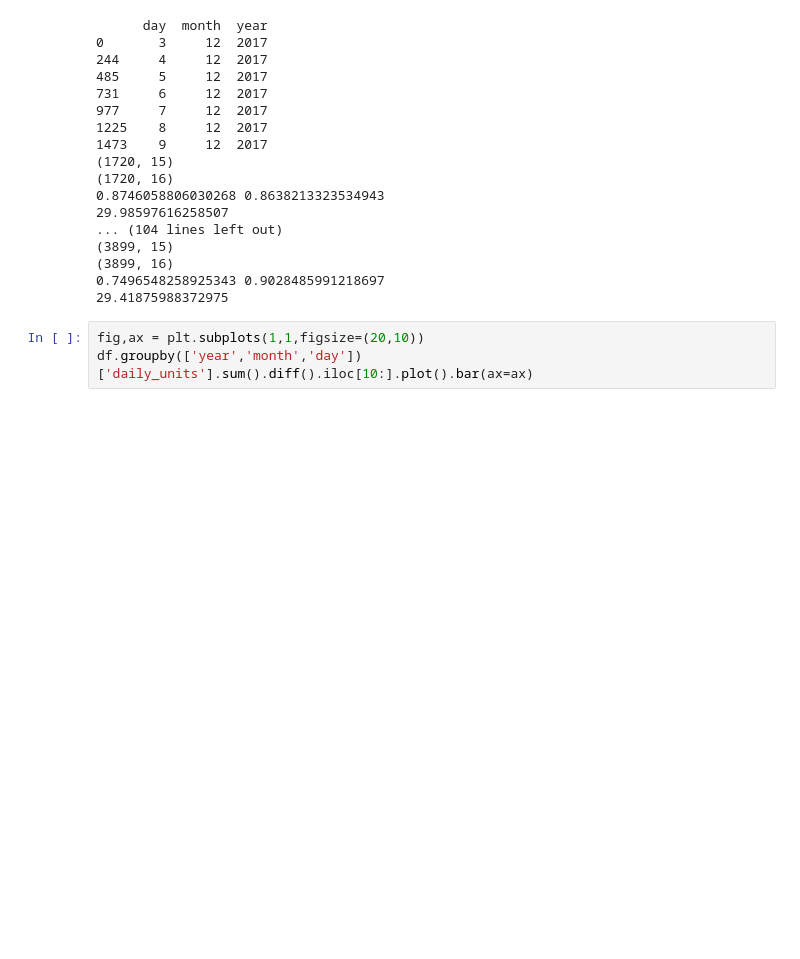
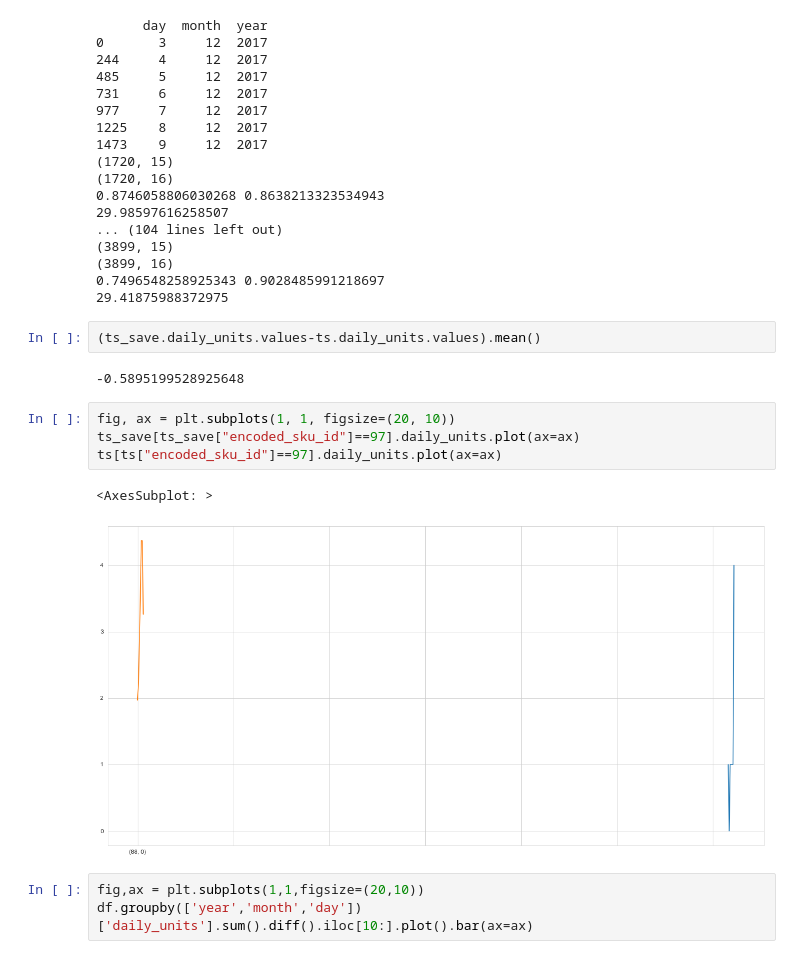
Before and after one commit to hvaddi16/Best-Buy, a Jupyter notebook: Varun.ipynb, the cells around one changed output. Cells and saved outputs as stored; diff of their text form; blank space fills up the shorter version.

```diff
--- a/Varun.ipynb
+++ b/Varun.ipynb
@@ -349,6 +539,17 @@ ts_save.tail()
 (3899, 16)
 0.7496548258925343 0.9028485991218697
 29.41875988372975
+# %%
+(ts_save.daily_units.values-ts.daily_units.values).mean()
+# %% [output]
+-0.5895199528925648
+# %%
+fig, ax = plt.subplots(1, 1, figsize=(20, 10))
+ts_save[ts_save["encoded_sku_id"]==97].daily_units.plot(ax=ax)
+ts[ts["encoded_sku_id"]==97].daily_units.plot(ax=ax)
+# %% [output]
+<AxesSubplot: >
+[figure, added]
 # %%
 fig,ax = plt.subplots(1,1,figsize=(20,10))
 df.groupby(['year','month','day'])['daily_units'].sum().diff().iloc[10:].plot().bar(ax=ax)
```
Also changed, not shown: parts of 24 cells of this notebook.
